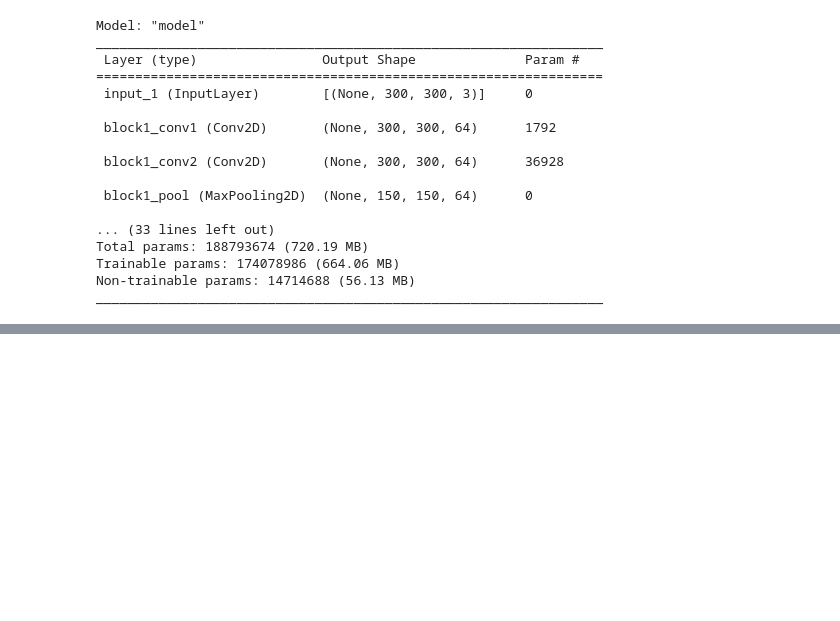
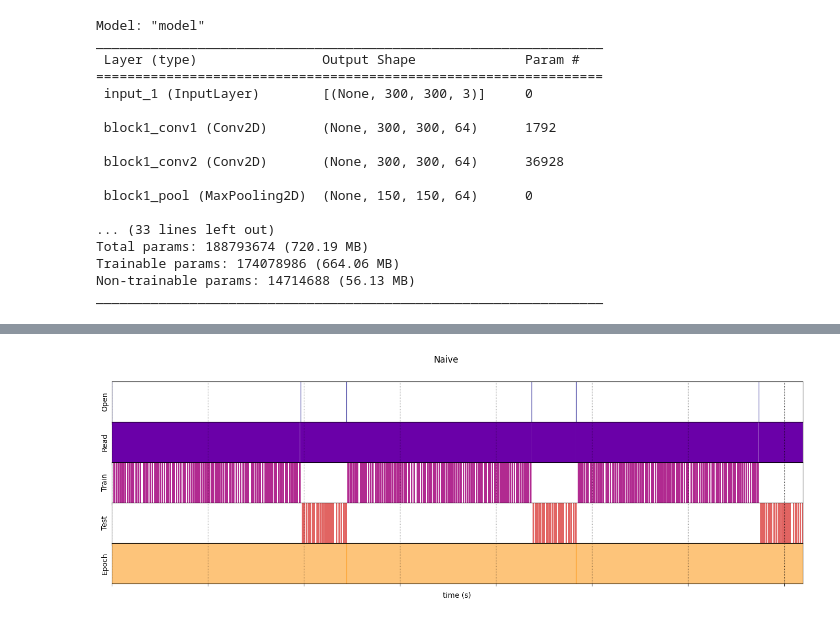
Before and after one commit to huang0520/1121_Deep_Learning, a Jupyter notebook: Lab11/Lab11_112501533.ipynb, the cells around one changed output, grey strips where cells are left out. Cells and saved outputs as stored; diff of their text form; code cells hidden in the pictures; blank space fills up the shorter version.

Commit message:
Fininsh training

```diff
--- a/Lab11/Lab11_112501533.ipynb
+++ b/Lab11/Lab11_112501533.ipynb
@@ -430,4 +434,4 @@ def check_image(dataset_train):
         plt.show()
         print(label_index_mapping.index_to_label[label[0].numpy()])
 # %%
-# timeline_Naive = timelined_benchmark(dataset_train, dataset_test, EPOCHS=3)
+timeline_Naive = timelined_benchmark(dataset_train, dataset_test, EPOCHS=3)
@@ -434,5 +450,7 @@ def check_image(dataset_train):
 # %%
-# draw_timeline(timeline=timeline_Naive, title="Naive", min_width=250)
+draw_timeline(timeline=timeline_Naive, title="Naive", min_width=250)
+# %% [output]
+[figure, added]
 # %%
 def map_decorator(func):
     def wrapper(steps, times, values, image, label):
```
Also changed, not shown: parts of 11 cells of this notebook, 1 other file.
